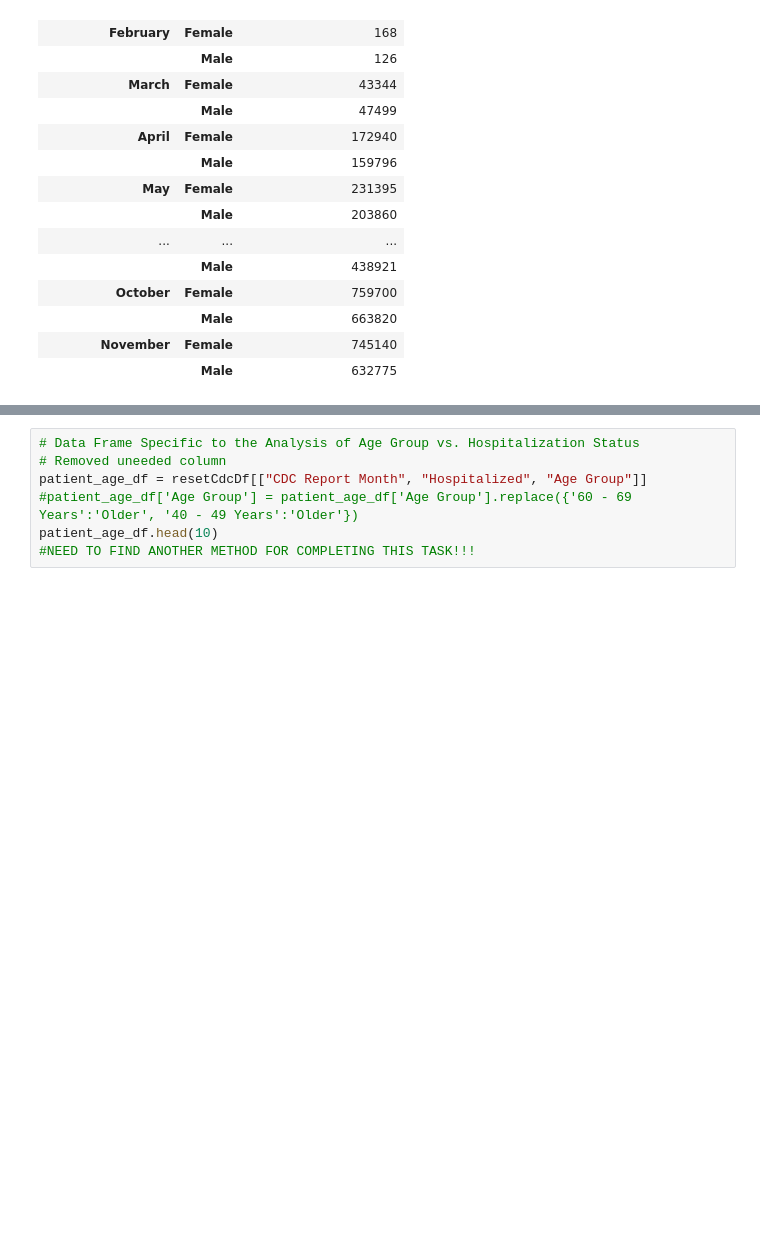
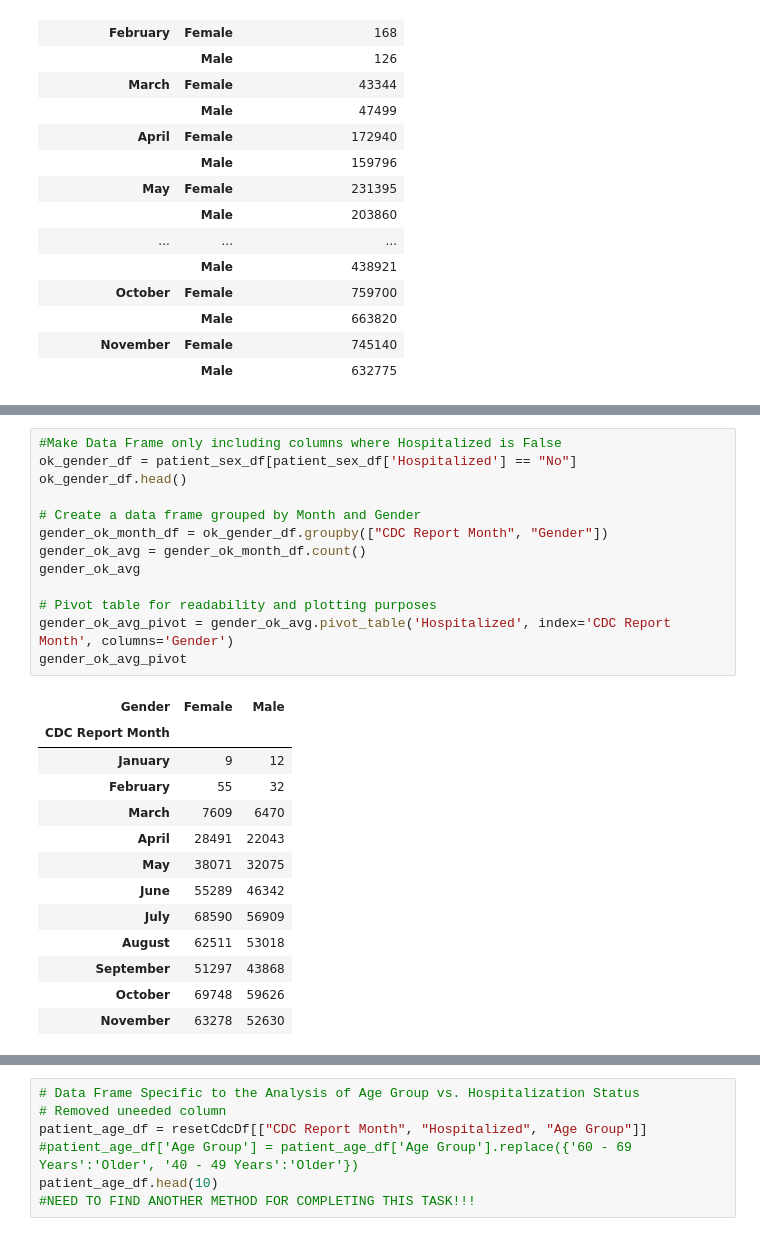
Before and after one commit to jforbis/rougeSquadron, a Jupyter notebook: JupyterScripts/StevensCleanData.ipynb, the cells around one changed output, grey strips where cells are left out. Saved outputs shown, nothing was run; the diff lists cells and outputs as text; blank space fills up the shorter version.

```diff
--- a/JupyterScripts/StevensCleanData.ipynb
+++ b/JupyterScripts/StevensCleanData.ipynb
@@ -373,0 +415,27 @@ gender_avg
+# %%
+#Make Data Frame only including columns where Hospitalized is False
+ok_gender_df = patient_sex_df[patient_sex_df['Hospitalized'] == "No"]
+ok_gender_df.head()
+
+# Create a data frame grouped by Month and Gender
+gender_ok_month_df = ok_gender_df.groupby(["CDC Report Month", "Gender"])
+gender_ok_avg = gender_ok_month_df.count()
+gender_ok_avg
+
+# Pivot table for readability and plotting purposes
+gender_ok_avg_pivot = gender_ok_avg.pivot_table('Hospitalized', index='CDC Report Month', columns='Gender')
+gender_ok_avg_pivot
+# %% [output]
+| Gender | Female | Male |
+| CDC Report Month |  |  |
+| January | 9 | 12 |
+| February | 55 | 32 |
+| March | 7609 | 6470 |
+| April | 28491 | 22043 |
+| May | 38071 | 32075 |
+| June | 55289 | 46342 |
+| July | 68590 | 56909 |
+| August | 62511 | 53018 |
+| September | 51297 | 43868 |
+| October | 69748 | 59626 |
+| November | 63278 | 52630 |
```
Also changed, not shown: parts of 6 cells of this notebook.
